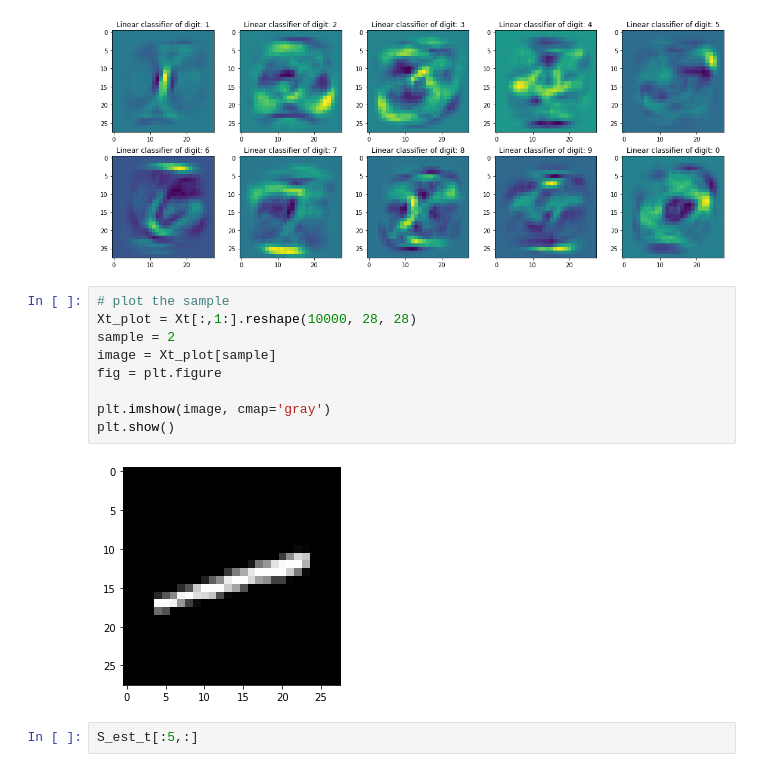
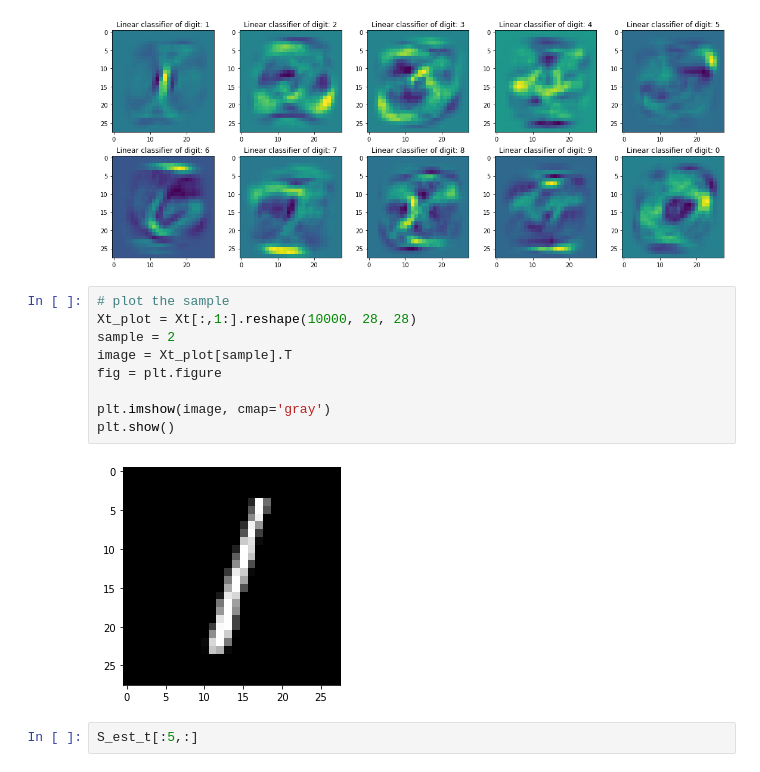
Before and after one commit to SamuelBFG/DL-studies, a Jupyter notebook: IA353/EF1p1.ipynb, the cells around one changed output. Saved outputs shown, nothing was run; the diff lists cells and outputs as text.

```diff
--- a/IA353/EF1p1.ipynb
+++ b/IA353/EF1p1.ipynb
@@ -287,14 +287,14 @@ plt.show()
 # %%
 # plot the sample
 Xt_plot = Xt[:,1:].reshape(10000, 28, 28)
 sample = 2
-image = Xt_plot[sample]
+image = Xt_plot[sample].T
 fig = plt.figure
 
 plt.imshow(image, cmap='gray')
 plt.show()
 # %% [output]
-[figure, old version]
+[figure, new version]
 # %%
 S_est_t[:5,:]
 # %% [output]
```
Also changed, not shown: parts of 3 cells of this notebook.
